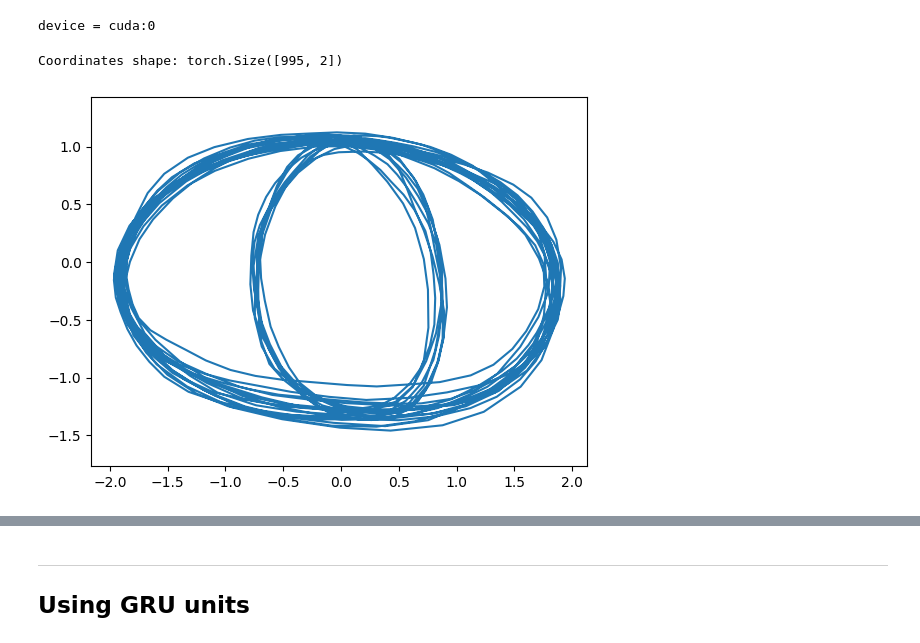
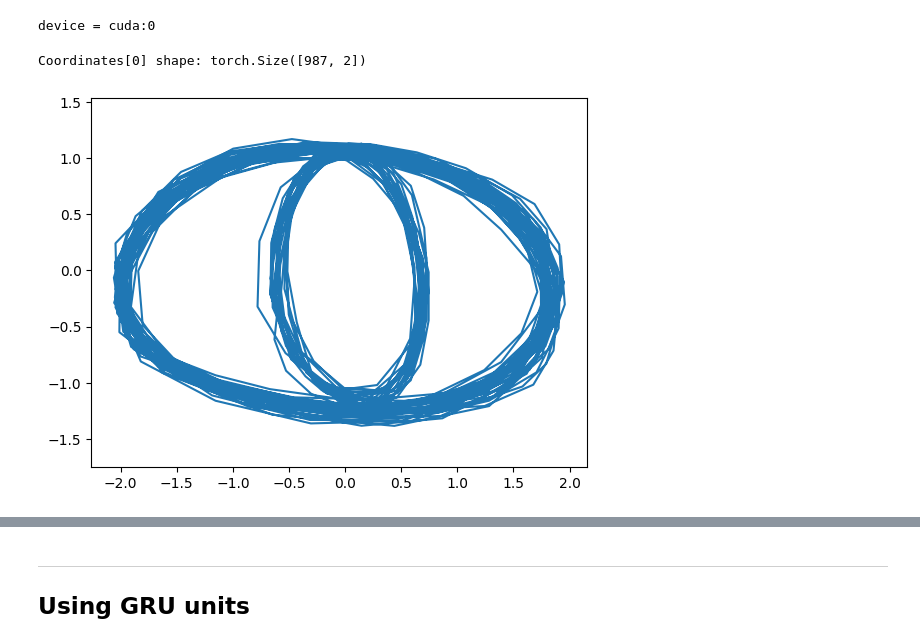
Before and after one commit to sergio-verduzco/deep_explorations, a Jupyter notebook: rnn/VRNN.ipynb, the cells around one changed output, grey strips where cells are left out. Drawn from its saved outputs; the diff is of its cells as text; code cells hidden in the pictures.

```diff
--- a/rnn/VRNN.ipynb
+++ b/rnn/VRNN.ipynb
@@ -19,23 +19,32 @@ device = torch.device('cuda:0' if torch.cuda.is_available() else 'cpu')
 print(f"device = {device}")
 # %% [output]
 device = cuda:0
-# %%
-# Load training data
-# fname = 'circle2_triangle2_eight2_random.pkl'
-fname = 'eye.pkl'
-with open(fname, 'rb') as f:
-    coordinates = pickle.load(f)
-# %%
-# plot the loaded array
-fig = plt.figure()
-plt.axis('equal')
-plt.plot(coordinates[:,0], coordinates[:,1])
-
-coordinates = torch.tensor(coordinates, dtype=torch.float32)
-print(f"Coordinates shape: {coordinates.shape}")
-# %% [output]
-Coordinates shape: torch.Size([995, 2])
-[figure, removed]
+# %%
+# Load training trajectories
+coordinates = []
+#fnames = ['cte' + str(i) + '.pkl' for i in range(1,9)]
+# fnames = ['circle2_triangle2_eight2_random.pkl']
+fnames = ['long_eye.pkl']
+for fname in fnames:
+    with open(fname, 'rb') as f:
+        coordinates.append(pickle.load(f))
+# %%
+# plot the loaded array
+fig = plt.figure()
+plt.axis('equal')
+if type(coordinates) == list:
+    coords = coordinates[0]
+    plt.plot(coords[:,0], coords[:,1])
+    for i in range(len(coordinates)):
+        coordinates[i] = torch.tensor(coordinates[i], dtype=torch.float32)
+        print(f"Coordinates[{i}] shape: {coordinates[i].shape}")
+else:
+    plt.plot(coordinates[:,0], coordinates[:,1])
+    coordinates = torch.tensor(coordinates, dtype=torch.float32)
+    print(f"Coordinates shape: {coordinates.shape}")
+# %% [output]
+Coordinates[0] shape: torch.Size([987, 2])
+[figure, added]
 # %%
 # some utility functions
 
```
Also changed, not shown: parts of 21 cells of this notebook, 16 other files.
